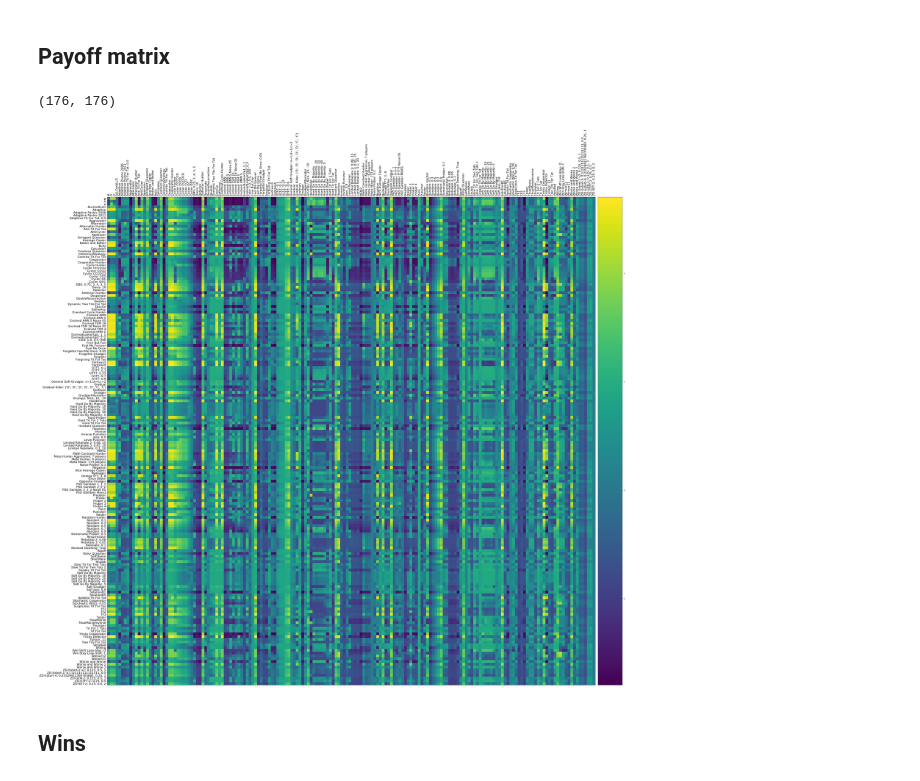
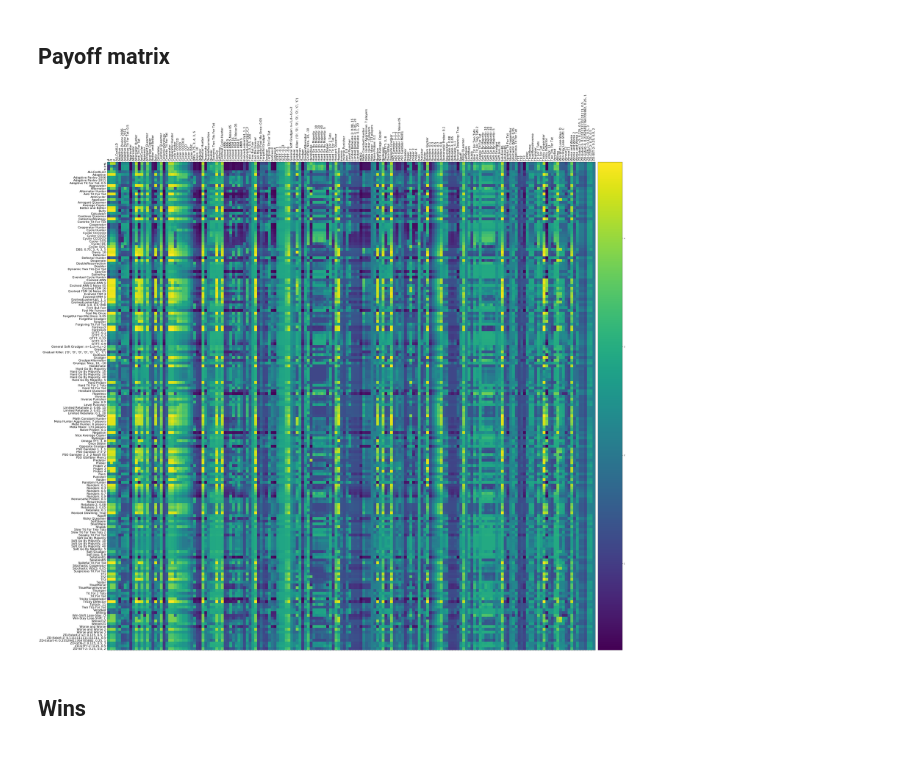
Before and after one commit to Axelrod-Python/ml-paper, a Jupyter notebook: src/main.ipynb, the cells around one changed output. Cells and saved outputs as stored; diff of their text form; code cells hidden in the pictures.

```diff
--- a/src/main.ipynb
+++ b/src/main.ipynb
@@ -131,24 +146,27 @@ payoff_matrix.shape
 # %%
-fig, ax = plt.subplots()
-width = number_of_players / 4
-height = width
-spacing = 4
-fig.set_size_inches(width, height)
+def payoff_heatmap(matrix, filename):
+    fig, ax = plt.subplots()
+    width = number_of_players / 4
+    height = width
+    spacing = 4
+    fig.set_size_inches(width, height)
 
-mat = ax.matshow(payoff_matrix)
+    mat = ax.matshow(payoff_matrix)
 
-ax.set_xticks(range(number_of_players))
-ax.set_yticks(range(number_of_players))
-ax.set_xticklabels(player_names, rotation=90)
-ax.set_yticklabels(player_names)
-ax.tick_params(axis='both', which='both', labelsize=16)
+    ax.set_xticks(range(number_of_players))
+    ax.set_yticks(range(number_of_players))
+    ax.set_xticklabels(player_names, rotation=90)
+    ax.set_yticklabels(player_names)
+    ax.tick_params(axis='both', which='both', labelsize=16)
 
-divider = make_axes_locatable(ax)
-cax = divider.append_axes("right", size="5%", pad=0.2)
-fig.colorbar(mat, cax=cax)
+    divider = make_axes_locatable(ax)
+    cax = divider.append_axes("right", size="5%", pad=0.2)
+    fig.colorbar(mat, cax=cax)
 
-fig.tight_layout()
-fig.savefig("../assets/standard_scores_heatmap.pdf");
+    fig.tight_layout()
+    fig.savefig(filename);
+
+payoff_heatmap(payoff_matrix, "../assets/standard_scores_heatmap.pdf")
 # %% [output]
 [figure]
 # %% [markdown]
@@ -280,32 +278,11 @@ with open("../assets/noisy_top_15_ranks_summary.tex", "w") as f:
 ## Payoff matrix
 # %%
 payoff_matrix = read_payoff_matrix(files=noisy_files)
-payoff_matrix.shape
+assert payoff_matrix.shape == (176, 176)
-# %% [output]
-(176, 176)
-# %%
-fig, ax = plt.subplots()
-width = number_of_players / 4
-height = width
-spacing = 4
-fig.set_size_inches(width, height)
-
-mat = ax.matshow(payoff_matrix)
-
-ax.set_xticks(range(number_of_players))
-ax.set_yticks(range(number_of_players))
-ax.set_xticklabels(player_names, rotation=90)
-ax.set_yticklabels(player_names)
-ax.tick_params(axis='both', which='both', labelsize=16)
-
-divider = make_axes_locatable(ax)
-cax = divider.append_axes("right", size="5%", pad=0.2)
-fig.colorbar(mat, cax=cax)
-
-fig.tight_layout()
-fig.savefig("../assets/noisy_scores_heatmap.pdf");
-# %% [output]
-[figure, removed]
+# %%
+payoff_heatmap(payoff_matrix, "../assets/noisy_scores_heatmap.pdf")
+# %% [output]
+[figure, added]
 # %% [markdown]
 ## Wins
 # %%
```
Also changed, not shown: parts of 22 cells of this notebook, 10 other files.
